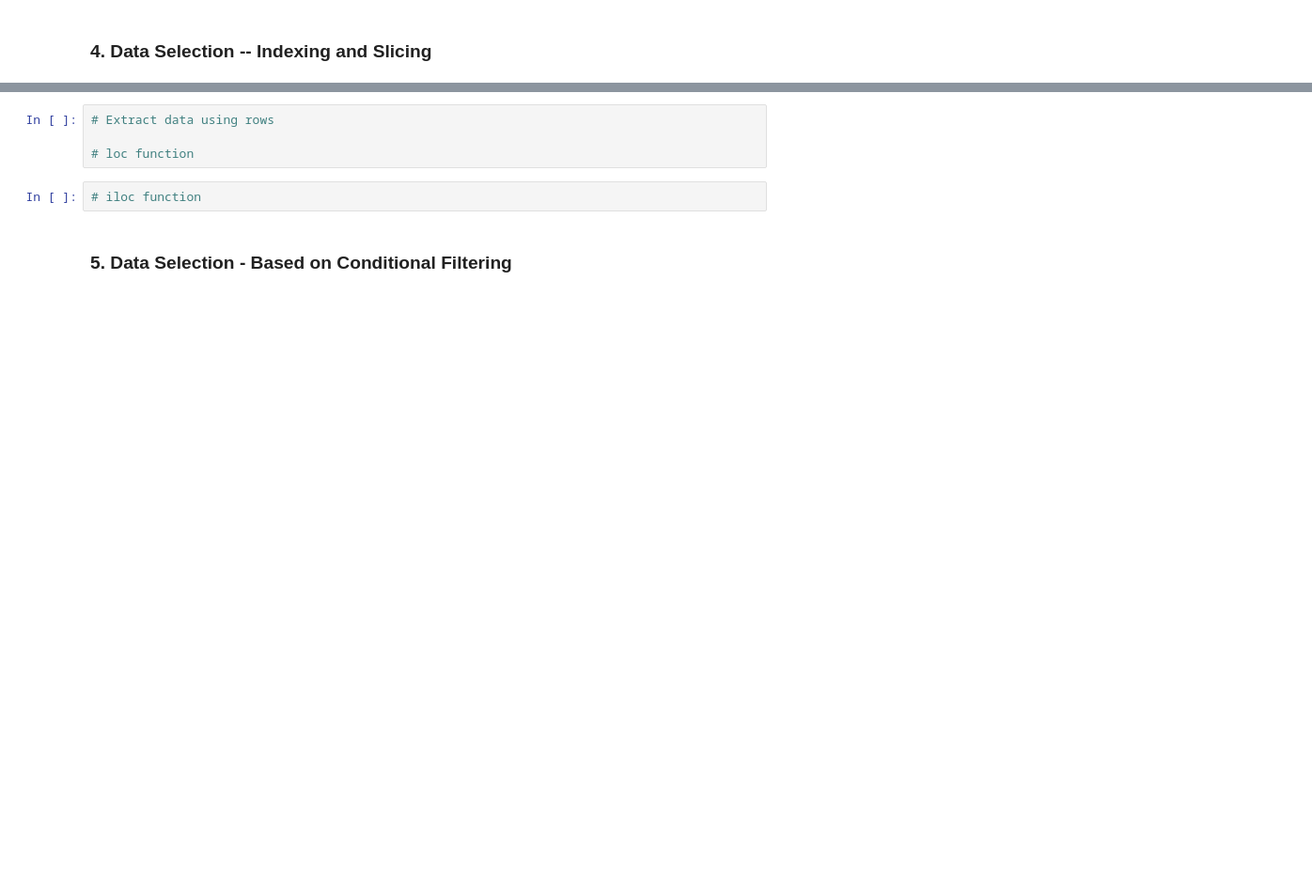
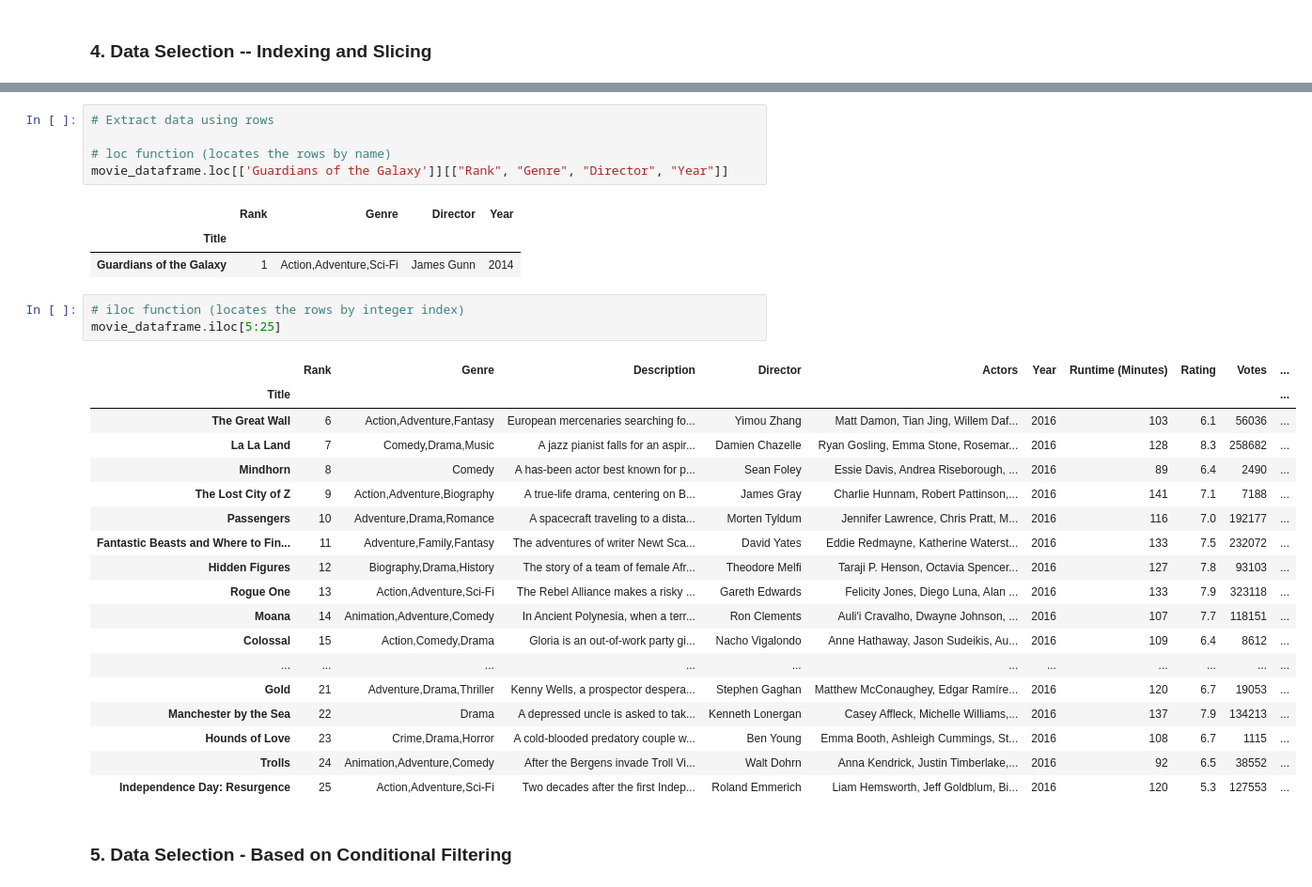
Before and after one commit to MC-18/data-analysis-projects, a Jupyter notebook: eda-with-pandas/studio/IMDB-Studio/IMDB-Studio.ipynb, the cells around one changed output, grey strips where cells are left out. Shown at 94% size. Drawn from its saved outputs; the diff is of its cells as text; blank space fills up the shorter version.

```diff
--- a/eda-with-pandas/studio/IMDB-Studio/IMDB-Studio.ipynb
+++ b/eda-with-pandas/studio/IMDB-Studio/IMDB-Studio.ipynb
@@ -166,9 +171,34 @@ Nine Lives                            19.64       11.0
 # %%
 # Extract data using rows
 
-# loc function
+# loc function (locates the rows by name)
+movie_dataframe.loc[['Guardians of the Galaxy']][["Rank", "Genre", "Director", "Year"]]
+# %% [output]
+|  | Rank | Genre | Director | Year |
+| Title |  |  |  |  |
+| Guardians of the Galaxy | 1 | Action,Adventure,Sci-Fi | James Gunn | 2014 |
 # %%
-# iloc function
+# iloc function (locates the rows by integer index)
+movie_dataframe.iloc[5:25]
+# %% [output]
+|  | Rank | Genre | Description | Director | Actors | Year | Runtime (Minutes) | Rating | Votes | ... |
+| Title |  |  |  |  |  |  |  |  |  | ... |
+| The Great Wall | 6 | Action,Adventure,Fantasy | European mercenaries searching fo... | Yimou Zhang | Matt Damon, Tian Jing, Willem Daf... | 2016 | 103 | 6.1 | 56036 | ... |
+| La La Land | 7 | Comedy,Drama,Music | A jazz pianist falls for an aspir... | Damien Chazelle | Ryan Gosling, Emma Stone, Rosemar... | 2016 | 128 | 8.3 | 258682 | ... |
+| Mindhorn | 8 | Comedy | A has-been actor best known for p... | Sean Foley | Essie Davis, Andrea Riseborough, ... | 2016 | 89 | 6.4 | 2490 | ... |
+| The Lost City of Z | 9 | Action,Adventure,Biography | A true-life drama, centering on B... | James Gray | Charlie Hunnam, Robert Pattinson,... | 2016 | 141 | 7.1 | 7188 | ... |
+| Passengers | 10 | Adventure,Drama,Romance | A spacecraft traveling to a dista... | Morten Tyldum | Jennifer Lawrence, Chris Pratt, M... | 2016 | 116 | 7.0 | 192177 | ... |
+| Fantastic Beasts and Where to Fin... | 11 | Adventure,Family,Fantasy | The adventures of writer Newt Sca... | David Yates | Eddie Redmayne, Katherine Waterst... | 2016 | 133 | 7.5 | 232072 | ... |
+| Hidden Figures | 12 | Biography,Drama,History | The story of a team of female Afr... | Theodore Melfi | Taraji P. Henson, Octavia Spencer... | 2016 | 127 | 7.8 | 93103 | ... |
+| Rogue One | 13 | Action,Adventure,Sci-Fi | The Rebel Alliance makes a risky ... | Gareth Edwards | Felicity Jones, Diego Luna, Alan ... | 2016 | 133 | 7.9 | 323118 | ... |
+| Moana | 14 | Animation,Adventure,Comedy | In Ancient Polynesia, when a terr... | Ron Clements | Auli'i Cravalho, Dwayne Johnson, ... | 2016 | 107 | 7.7 | 118151 | ... |
+| Colossal | 15 | Action,Comedy,Drama | Gloria is an out-of-work party gi... | Nacho Vigalondo | Anne Hathaway, Jason Sudeikis, Au... | 2016 | 109 | 6.4 | 8612 | ... |
+| ... | ... | ... | ... | ... | ... | ... | ... | ... | ... | ... |
+| Gold | 21 | Adventure,Drama,Thriller | Kenny Wells, a prospector despera... | Stephen Gaghan | Matthew McConaughey, Edgar Ramíre... | 2016 | 120 | 6.7 | 19053 | ... |
+| Manchester by the Sea | 22 | Drama | A depressed uncle is asked to tak... | Kenneth Lonergan | Casey Affleck, Michelle Williams,... | 2016 | 137 | 7.9 | 134213 | ... |
+| Hounds of Love | 23 | Crime,Drama,Horror | A cold-blooded predatory couple w... | Ben Young | Emma Booth, Ashleigh Cummings, St... | 2016 | 108 | 6.7 | 1115 | ... |
+| Trolls | 24 | Animation,Adventure,Comedy | After the Bergens invade Troll Vi... | Walt Dohrn | Anna Kendrick, Justin Timberlake,... | 2016 | 92 | 6.5 | 38552 | ... |
+| Independence Day: Resurgence | 25 | Action,Adventure,Sci-Fi | Two decades after the first Indep... | Roland Emmerich | Liam Hemsworth, Jeff Goldblum, Bi... | 2016 | 120 | 5.3 | 127553 | ... |
 # %% [markdown]
 ### 5. Data Selection - Based on Conditional Filtering
 # %%
```
Also changed, not shown: parts of 7 cells of this notebook.
